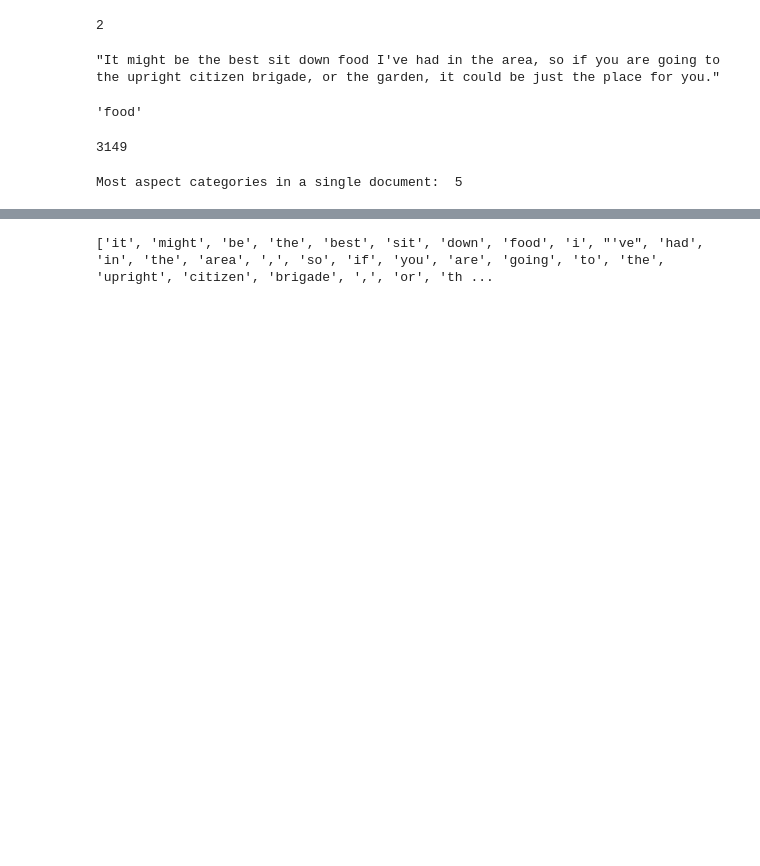
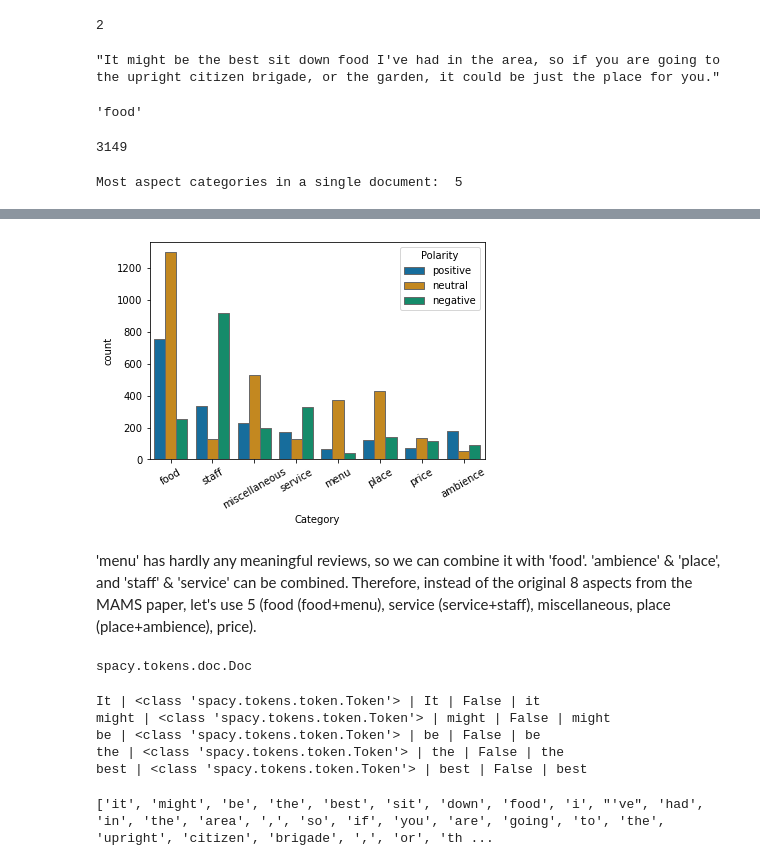
Before and after one commit to echeng220/absa, a Jupyter notebook: LDA on MAMS-ACSA Training Set.ipynb, the cells around one changed output, grey strips where cells are left out. Saved outputs shown, nothing was run; the diff lists cells and outputs as text; code cells hidden in the pictures; blank space fills up the shorter version.

Commit message:
LDA and sentiment baseline

```diff
--- a/LDA on MAMS-ACSA Training Set.ipynb
+++ b/LDA on MAMS-ACSA Training Set.ipynb
@@ -78,0 +90,18 @@ df_corpus.sample(3)
+# %%
+cat_df = train_df['aspectCategory0']
+
+for i in range(1, max_aspects):
+    cat_df = cat_df.append(train_df[f"aspectCategory{i}"], ignore_index = True)
+
+cat_df = cat_df.dropna().reset_index(drop = True)
+# %%
+pol_df = train_df['aspectPolarity0']
+
+for i in range(1, max_aspects):
+    pol_df = pol_df.append(train_df[f"aspectPolarity{i}"], ignore_index = True)
+
+pol_df = pol_df.dropna().reset_index(drop = True)
+# %%
+sentiments = pd.concat([cat_df, pol_df], axis = 1)
+sentiments.columns = ['Category', 'Polarity']
+sentiments
@@ -79,2 +122,9 @@ df_corpus.sample(3)
+# %%
+sns.countplot('Category', hue = 'Polarity', data = sentiments, palette = 'colorblind', edgecolor = 'dimgrey')
+plt.xticks(rotation = 30);
+# %% [output]
+[figure, added]
+# %% [markdown]
+'menu' has hardly any meaningful reviews, so we can combine it with 'food'. 'ambience' & 'place', and 'staff' & 'service' can be combined. Therefore, instead of the original 8 aspects from the MAMS paper, let's use 5 (food (food+menu), service (service+staff), miscellaneous, place (place+ambience), price).
 # %%
 def tokenize(text):
@@ -90,4 +142,18 @@ def tokenize(text):
         else:
             lda_tokens.append(token.lower_)
     return lda_tokens
+# %%
+test_parse = parser(train_df['text'][0])
+type(test_parse)
+# %% [output]
+spacy.tokens.doc.Doc
+# %%
+for token in test_parse[0:5]:
+    print(token, '|', type(token), '|', token.orth_, '|', token.orth_.isspace(), '|', token.lower_)
+# %% [output]
+It | <class 'spacy.tokens.token.Token'> | It | False | it
+might | <class 'spacy.tokens.token.Token'> | might | False | might
+be | <class 'spacy.tokens.token.Token'> | be | False | be
+the | <class 'spacy.tokens.token.Token'> | the | False | the
+best | <class 'spacy.tokens.token.Token'> | best | False | best
 # %%
```
Also changed, not shown: parts of 42 cells of this notebook, 13 other files.
